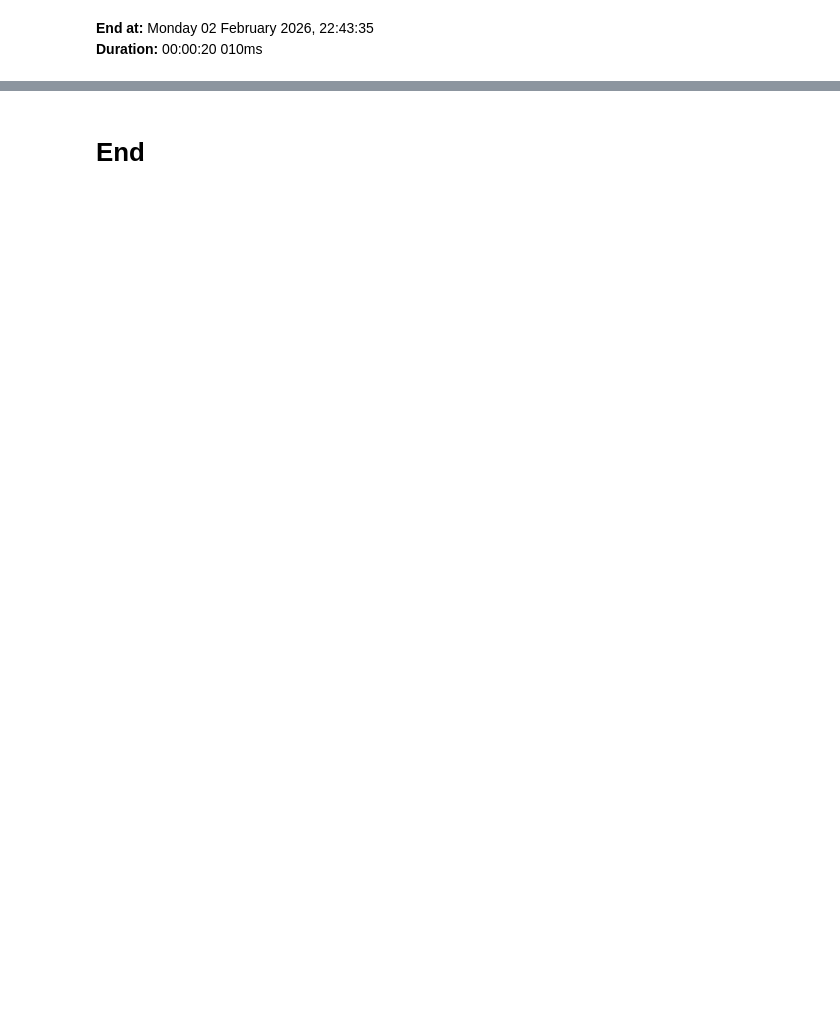
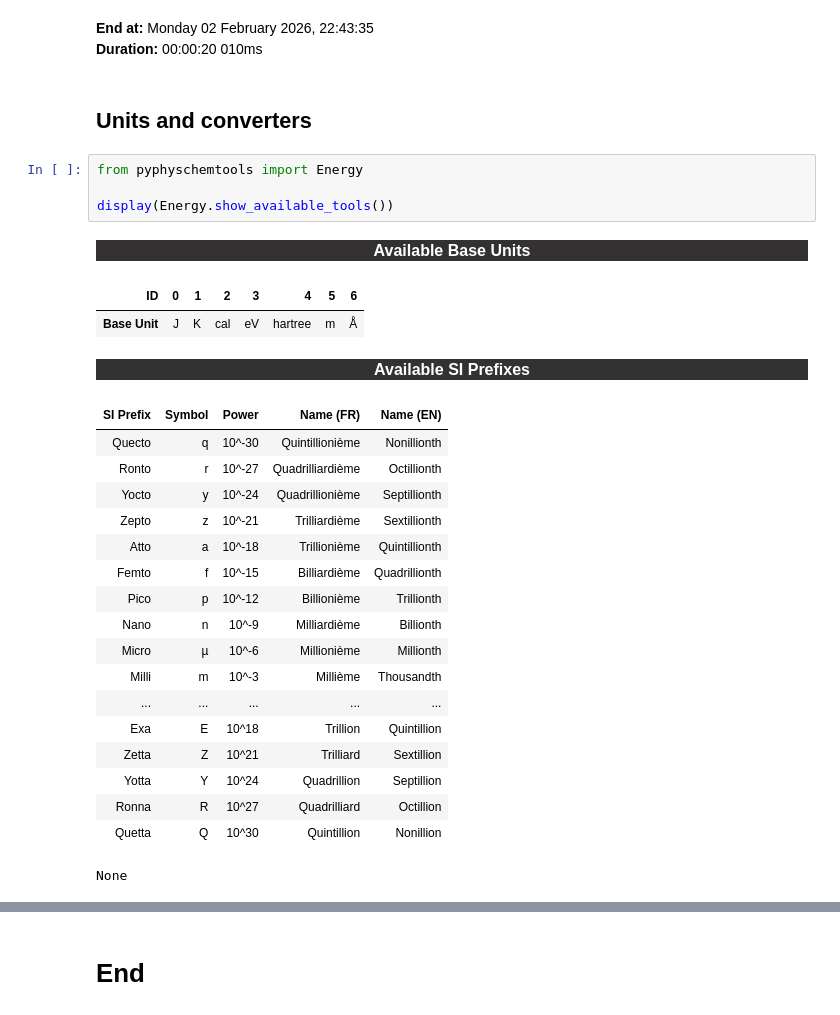
Before and after one commit to rpoteau/pyphyschemtools, a Jupyter notebook: Examples.ipynb, the cells around one changed output, grey strips where cells are left out. Drawn from its saved outputs; the diff is of its cells as text; blank space fills up the shorter version.

```diff
--- a/Examples.ipynb
+++ b/Examples.ipynb
@@ -294,3 +294,32 @@ t4pPC.end()
 [interactive output not drawn]
 **End at:** Monday 02 February 2026, 22:43:35
 **Duration:** 00:00:20 010ms
+# %% [markdown]
+## Units and converters
+# %%
+from pyphyschemtools import Energy
+
+display(Energy.show_available_tools())
+# %% [output]
+Available Base Units
+| ID | 0 | 1 | 2 | 3 | 4 | 5 | 6 |
+| Base Unit | J | K | cal | eV | hartree | m | Å |
+Available SI Prefixes
+| SI Prefix | Symbol | Power | Name (FR) | Name (EN) |
+| Quecto | q | 10^-30 | Quintillionième | Nonillionth |
+| Ronto | r | 10^-27 | Quadrilliardième | Octillionth |
+| Yocto | y | 10^-24 | Quadrillionième | Septillionth |
+| Zepto | z | 10^-21 | Trilliardième | Sextillionth |
+| Atto | a | 10^-18 | Trillionième | Quintillionth |
+| Femto | f | 10^-15 | Billiardième | Quadrillionth |
+| Pico | p | 10^-12 | Billionième | Trillionth |
+| Nano | n | 10^-9 | Milliardième | Billionth |
+| Micro | µ | 10^-6 | Millionième | Millionth |
+| Milli | m | 10^-3 | Millième | Thousandth |
+| ... | ... | ... | ... | ... |
+| Exa | E | 10^18 | Trillion | Quintillion |
+| Zetta | Z | 10^21 | Trilliard | Sextillion |
+| Yotta | Y | 10^24 | Quadrillion | Septillion |
+| Ronna | R | 10^27 | Quadrilliard | Octillion |
+| Quetta | Q | 10^30 | Quintillion | Nonillion |
+None
```
Also changed, not shown: parts of 8 cells of this notebook, 42 other files.
